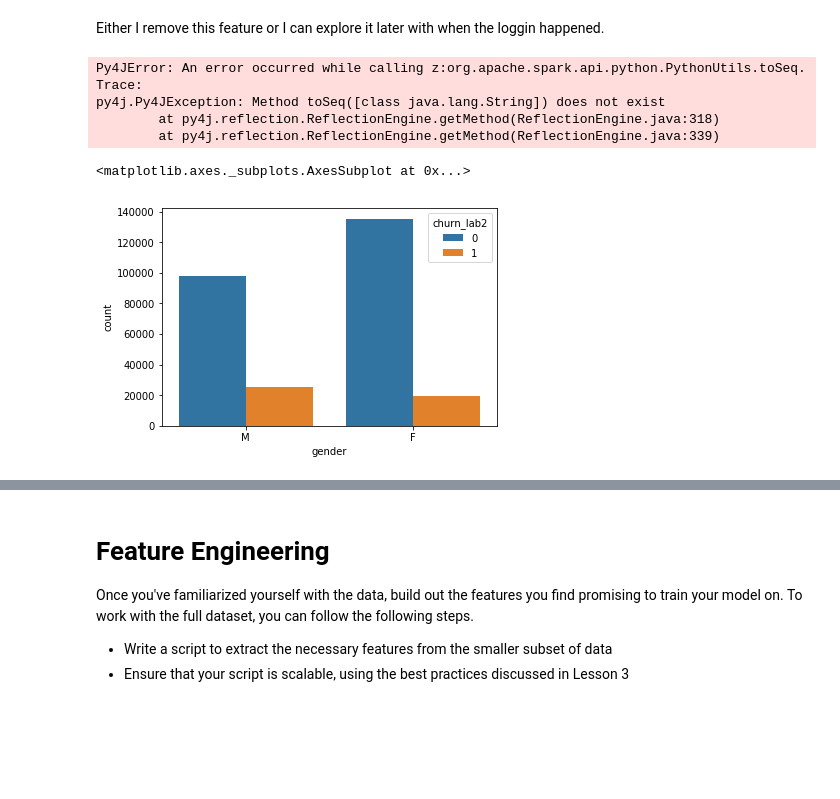
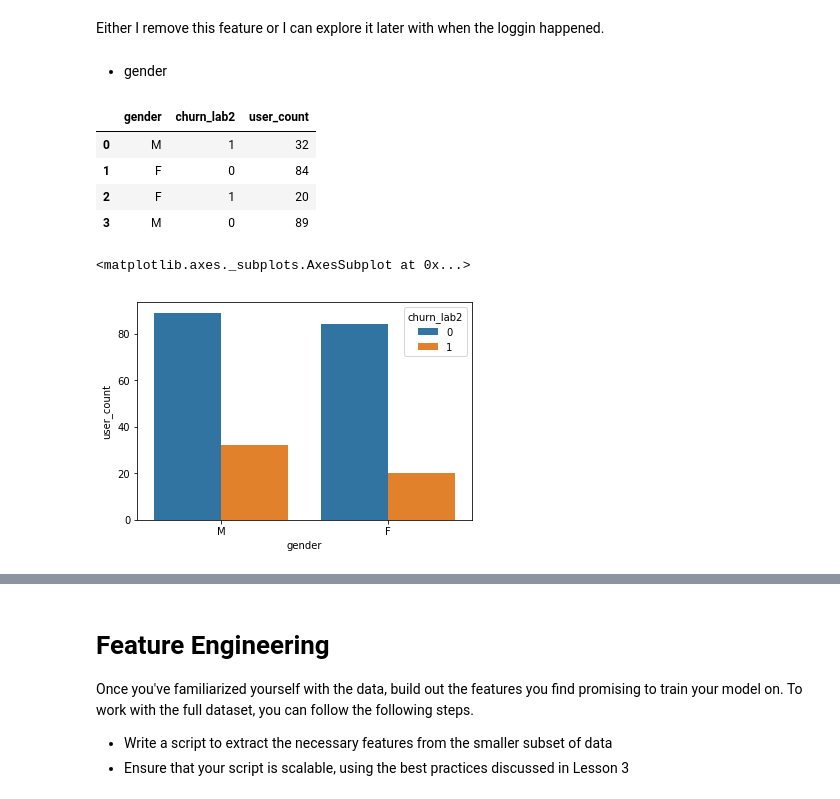
Before and after one commit to thecochenille/scaling-fishstick, a Jupyter notebook: Sparkify.ipynb, the cells around one changed output, grey strips where cells are left out. Drawn from its saved outputs; the diff is of its cells as text; code cells hidden in the pictures; blank space fills up the shorter version.

Commit message:
Update Sparkify.ipynb
- continued exploring features
- created function for data prep and started aggregate function for feature engineering

```diff
--- a/Sparkify.ipynb
+++ b/Sparkify.ipynb
@@ -737,17 +531,20 @@ user_log_clean.select('auth').groupby('auth').count().show()
 +---------+------+
 # %% [markdown]
 Either I remove this feature or I can explore it later with when the loggin happened.
+# %% [markdown]
+- gender
 # %%
-#gender
-#This needs fixing
-#gender_by_churn = user_log_clean.dropDuplicates('userId').groupBy('gender','churn_lab2').agg(count('*').alias('user_count')).toPandas()
+# take all users, churn and gender, drop duplicate rows by users,
+gender_by_churn = user_log_clean.dropDuplicates(['userId']).groupBy('gender','churn_lab2').agg(count('*').alias('user_count')).toPandas()
+gender_by_churn.head()
 # %% [output]
-Py4JError: An error occurred while calling z:org.apache.spark.api.python.PythonUtils.toSeq. Trace:
-py4j.Py4JException: Method toSeq([class java.lang.String]) does not exist
-        at py4j.reflection.ReflectionEngine.getMethod(ReflectionEngine.java:318)
-        at py4j.reflection.ReflectionEngine.getMethod(ReflectionEngine.java:339)
+|  | gender | churn_lab2 | user_count |
+| 0 | M | 1 | 32 |
+| 1 | F | 0 | 84 |
+| 2 | F | 1 | 20 |
+| 3 | M | 0 | 89 |
 # %%
-#sns.barplot(data=gender_by_churn, x='gender', y='count', hue='churn_lab2')
+sns.barplot(data=gender_by_churn, x='gender', y='user_count', hue='churn_lab2')
 # %% [output]
 <matplotlib.axes._subplots.AxesSubplot at 0x...>
-[figure, old version]
+[figure, new version]
```
Also changed, not shown: parts of 54 cells of this notebook.
